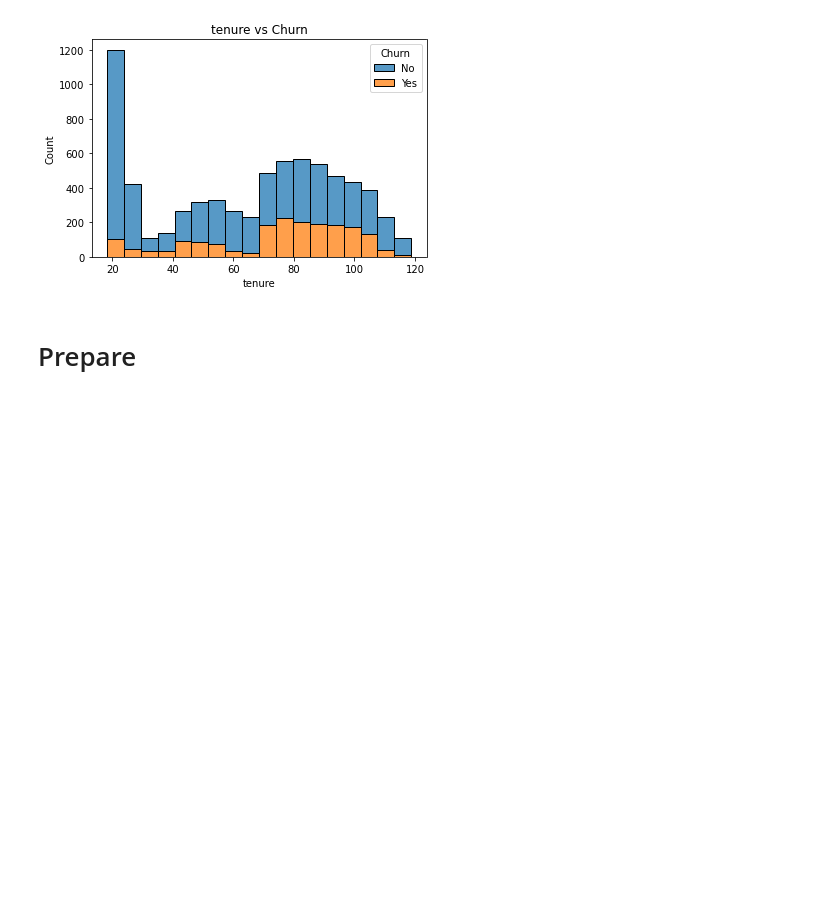
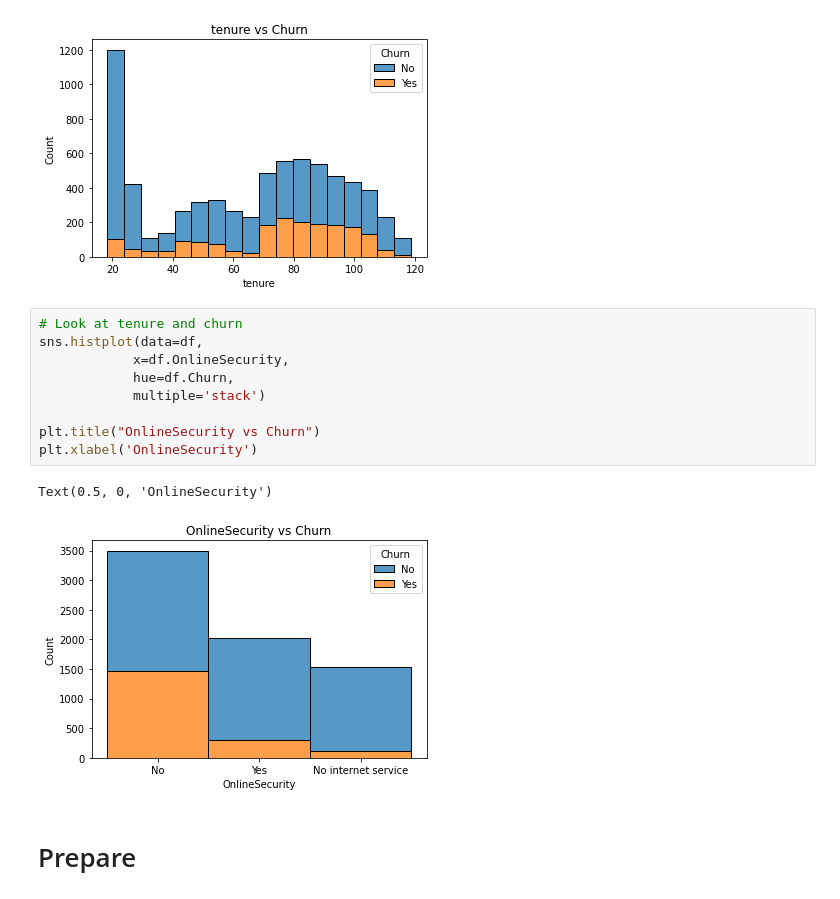
Before and after one commit to ljackson707/classification_project, a Jupyter notebook: project_final.ipynb, the cells around one changed output. Drawn from its saved outputs; the diff is of its cells as text; blank space fills up the shorter version.

```diff
--- a/project_final.ipynb
+++ b/project_final.ipynb
@@ -198,6 +194,18 @@ plt.xlabel('tenure')
 # %% [output]
 Text(0.5, 0, 'tenure')
 [figure]
+# %%
+# Look at tenure and churn
+sns.histplot(data=df,
+            x=df.OnlineSecurity,
+            hue=df.Churn,
+            multiple='stack')
+
+plt.title("OnlineSecurity vs Churn")
+plt.xlabel('OnlineSecurity')
+# %% [output]
+Text(0.5, 0, 'OnlineSecurity')
+[figure, added]
 # %% [markdown]
 # Prepare
 # %% [markdown]
```
Also changed, not shown: parts of 6 cells of this notebook, 1 other file.
